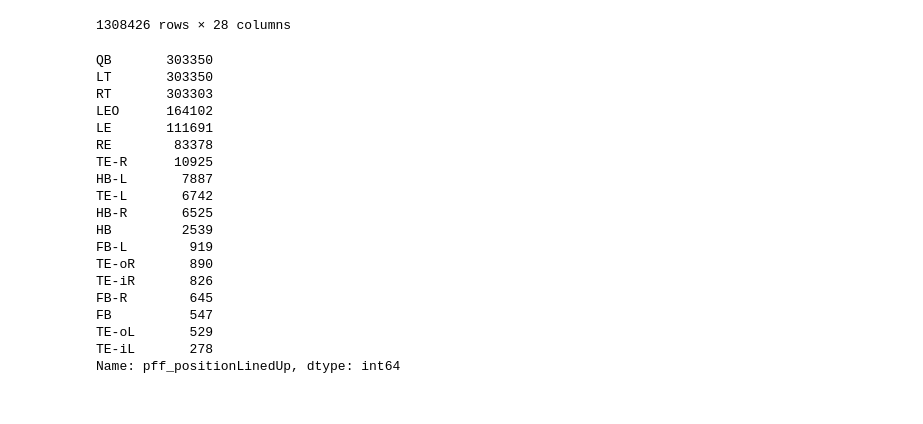
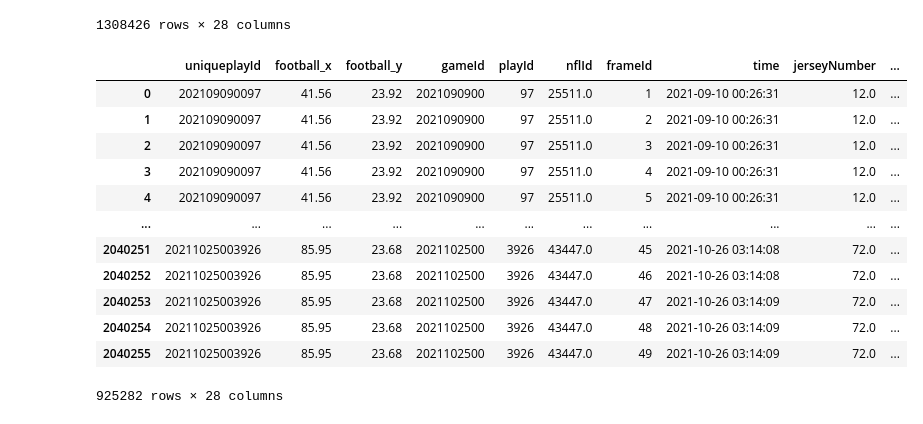
Before and after one commit to cnickol26/BigDataBowl2023, a Jupyter notebook: DataCleaning.ipynb, the cells around one changed output. Cells and saved outputs as stored; diff of their text form; code cells hidden in the pictures.

```diff
--- a/DataCleaning.ipynb
+++ b/DataCleaning.ipynb
@@ -243,24 +243,21 @@ locations_ball5
 | 2041015 | 20211025003998 | 105.09 | 23.78 | 2021102500 | 3998 | 54006.0 | 75 | 2021-10-26 03:17:06 | 74.0 | ... |
 1308426 rows × 28 columns
 # %%
-locations_ball5['pff_positionLinedUp'].value_counts()
+## Filtering to only be traditional dropbacks
+locations_ball6 = locations_ball5[locations_ball5['dropBackType'] == 'TRADITIONAL']
-# %% [output]
-QB       303350
-LT       303350
-RT       303303
-LEO      164102
-LE       111691
-RE        83378
-TE-R      10925
-HB-L       7887
-TE-L       6742
-HB-R       6525
-HB         2539
-FB-L        919
-TE-oR       890
-TE-iR       826
-FB-R        645
-FB          547
-TE-oL       529
-TE-iL       278
-Name: pff_positionLinedUp, dtype: int64
+# %%
+locations_ball6
+# %% [output]
+|  | uniqueplayId | football_x | football_y | gameId | playId | nflId | frameId | time | jerseyNumber | ... |
+| 0 | 202109090097 | 41.56 | 23.92 | 2021090900 | 97 | 25511.0 | 1 | 2021-09-10 00:26:31 | 12.0 | ... |
+| 1 | 202109090097 | 41.56 | 23.92 | 2021090900 | 97 | 25511.0 | 2 | 2021-09-10 00:26:31 | 12.0 | ... |
+| 2 | 202109090097 | 41.56 | 23.92 | 2021090900 | 97 | 25511.0 | 3 | 2021-09-10 00:26:31 | 12.0 | ... |
+| 3 | 202109090097 | 41.56 | 23.92 | 2021090900 | 97 | 25511.0 | 4 | 2021-09-10 00:26:31 | 12.0 | ... |
+| 4 | 202109090097 | 41.56 | 23.92 | 2021090900 | 97 | 25511.0 | 5 | 2021-09-10 00:26:31 | 12.0 | ... |
+| ... | ... | ... | ... | ... | ... | ... | ... | ... | ... | ... |
+| 2040251 | 20211025003926 | 85.95 | 23.68 | 2021102500 | 3926 | 43447.0 | 45 | 2021-10-26 03:14:08 | 72.0 | ... |
+| 2040252 | 20211025003926 | 85.95 | 23.68 | 2021102500 | 3926 | 43447.0 | 46 | 2021-10-26 03:14:08 | 72.0 | ... |
+| 2040253 | 20211025003926 | 85.95 | 23.68 | 2021102500 | 3926 | 43447.0 | 47 | 2021-10-26 03:14:09 | 72.0 | ... |
+| 2040254 | 20211025003926 | 85.95 | 23.68 | 2021102500 | 3926 | 43447.0 | 48 | 2021-10-26 03:14:09 | 72.0 | ... |
+| 2040255 | 20211025003926 | 85.95 | 23.68 | 2021102500 | 3926 | 43447.0 | 49 | 2021-10-26 03:14:09 | 72.0 | ... |
+925282 rows × 28 columns
```
Also changed, not shown: parts of 4 cells of this notebook.
